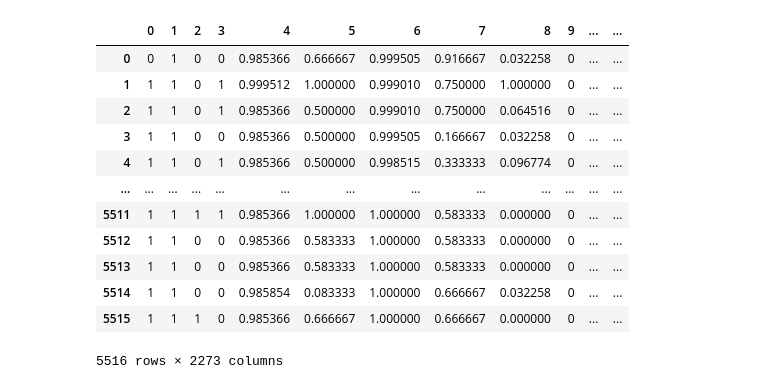
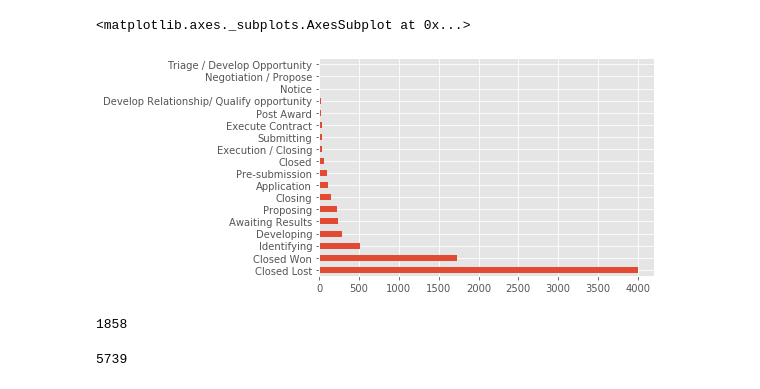
Before and after one commit to binglesley/Project-90106-G28, a Jupyter notebook: Raelene/data_exploration.ipynb, the cells around one changed output. Cells and saved outputs as stored; diff of their text form; code cells hidden in the pictures.

```diff
--- a/Raelene/data_exploration.ipynb
+++ b/Raelene/data_exploration.ipynb
@@ -81,16 +42,13 @@ df = pd.concat([org,scale1,scale2,scale3,scale4,scale5,a,b,c,d,e,e1,f,g,g1,h,j],
-# %%
-df
-# %% [output]
-|  | 0 | 1 | 2 | 3 | 4 | 5 | 6 | 7 | 8 | 9 | ... | ... |
-| 0 | 0 | 1 | 0 | 0 | 0.985366 | 0.666667 | 0.999505 | 0.916667 | 0.032258 | 0 | ... | ... |
-| 1 | 1 | 1 | 0 | 1 | 0.999512 | 1.000000 | 0.999010 | 0.750000 | 1.000000 | 0 | ... | ... |
-| 2 | 1 | 1 | 0 | 1 | 0.985366 | 0.500000 | 0.999010 | 0.750000 | 0.064516 | 0 | ... | ... |
-| 3 | 1 | 1 | 0 | 0 | 0.985366 | 0.500000 | 0.999505 | 0.166667 | 0.032258 | 0 | ... | ... |
-| 4 | 1 | 1 | 0 | 1 | 0.985366 | 0.500000 | 0.998515 | 0.333333 | 0.096774 | 0 | ... | ... |
-| ... | ... | ... | ... | ... | ... | ... | ... | ... | ... | ... | ... | ... |
-| 5511 | 1 | 1 | 1 | 1 | 0.985366 | 1.000000 | 1.000000 | 0.583333 | 0.000000 | 0 | ... | ... |
-| 5512 | 1 | 1 | 0 | 0 | 0.985366 | 0.583333 | 1.000000 | 0.583333 | 0.000000 | 0 | ... | ... |
-| 5513 | 1 | 1 | 0 | 0 | 0.985366 | 0.583333 | 1.000000 | 0.583333 | 0.000000 | 0 | ... | ... |
-| 5514 | 1 | 1 | 0 | 0 | 0.985854 | 0.083333 | 1.000000 | 0.666667 | 0.032258 | 0 | ... | ... |
-| 5515 | 1 | 1 | 1 | 0 | 0.985366 | 0.666667 | 1.000000 | 0.666667 | 0.000000 | 0 | ... | ... |
-5516 rows × 2273 columns
+# %%
+data["StageName"].value_counts(dropna=False).plot(kind="barh")
+# %% [output]
+<matplotlib.axes._subplots.AxesSubplot at 0x...>
+[figure, added]
+# %%
+sum(a[2:])
+# %% [output]
+1858
+# %%
+sum(a[:2])
+# %% [output]
+5739
```
Also changed, not shown: parts of 6 cells of this notebook, 8 other files.
